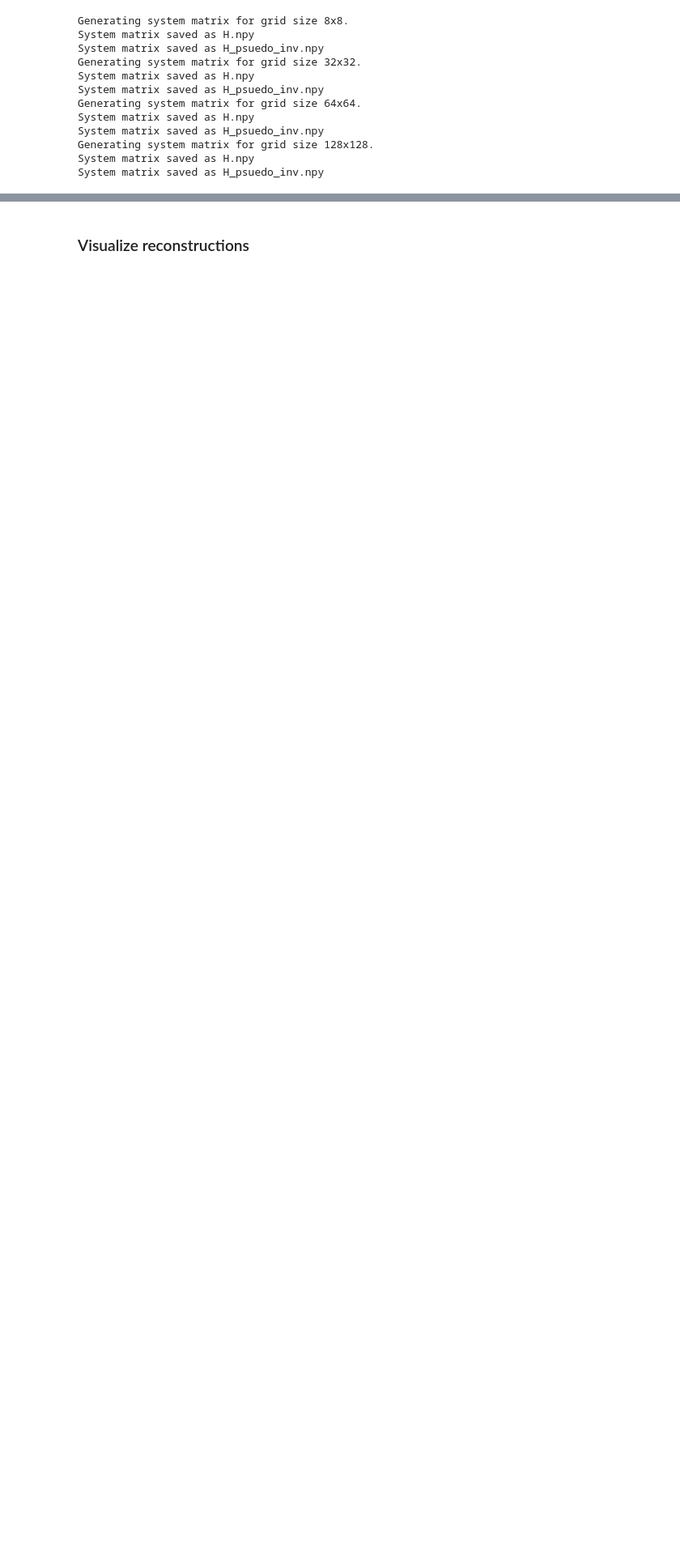
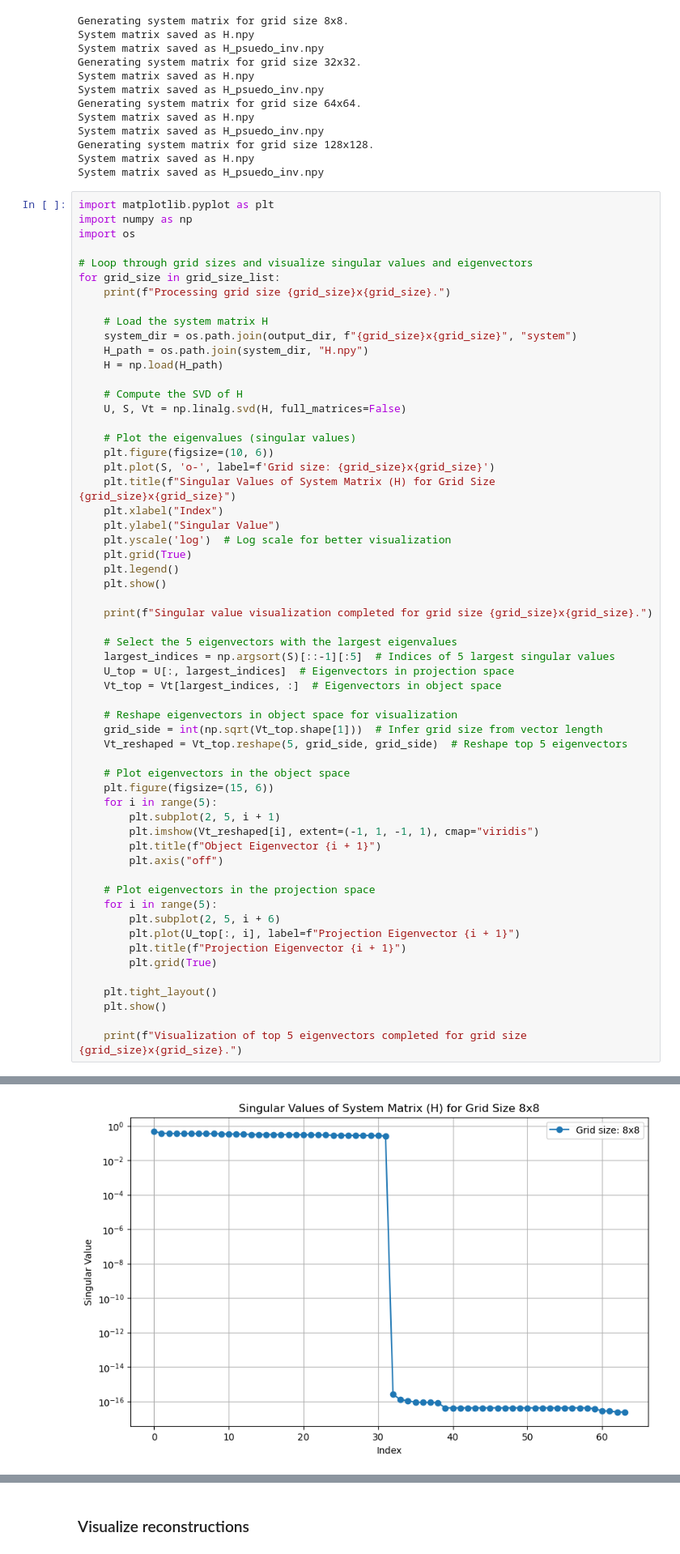
Before and after one commit to LukaiWang1998/mis_final_proj, a Jupyter notebook: project.ipynb, the cells around one changed output, grey strips where cells are left out. Shown at 81% size. Saved outputs shown, nothing was run; the diff lists cells and outputs as text; blank space fills up the shorter version.

```diff
--- a/project.ipynb
+++ b/project.ipynb
@@ -211,3 +161,62 @@ System matrix saved as H_psuedo_inv.npy
 Generating system matrix for grid size 128x128.
 System matrix saved as H.npy
 System matrix saved as H_psuedo_inv.npy
+# %%
+import matplotlib.pyplot as plt
+import numpy as np
+import os
+
+# Loop through grid sizes and visualize singular values and eigenvectors
+for grid_size in grid_size_list:
+    print(f"Processing grid size {grid_size}x{grid_size}.")
+
+    # Load the system matrix H
+    system_dir = os.path.join(output_dir, f"{grid_size}x{grid_size}", "system")
+    H_path = os.path.join(system_dir, "H.npy")
+    H = np.load(H_path)
+
+    # Compute the SVD of H
+    U, S, Vt = np.linalg.svd(H, full_matrices=False)
+
+    # Plot the eigenvalues (singular values)
+    plt.figure(figsize=(10, 6))
+    plt.plot(S, 'o-', label=f'Grid size: {grid_size}x{grid_size}')
+    plt.title(f"Singular Values of System Matrix (H) for Grid Size {grid_size}x{grid_size}")
+    plt.xlabel("Index")
+    plt.ylabel("Singular Value")
+    plt.yscale('log')  # Log scale for better visualization
+    plt.grid(True)
+    plt.legend()
+    plt.show()
+
+    print(f"Singular value visualization completed for grid size {grid_size}x{grid_size}.")
+
+    # Select the 5 eigenvectors with the largest eigenvalues
+    largest_indices = np.argsort(S)[::-1][:5]  # Indices of 5 largest singular values
+    U_top = U[:, largest_indices]  # Eigenvectors in projection space
+    Vt_top = Vt[largest_indices, :]  # Eigenvectors in object space
+
+    # Reshape eigenvectors in object space for visualization
+    grid_side = int(np.sqrt(Vt_top.shape[1]))  # Infer grid size from vector length
+    Vt_reshaped = Vt_top.reshape(5, grid_side, grid_side)  # Reshape top 5 eigenvectors
+
+    # Plot eigenvectors in the object space
+    plt.figure(figsize=(15, 6))
+    for i in range(5):
+        plt.subplot(2, 5, i + 1)
+        plt.imshow(Vt_reshaped[i], extent=(-1, 1, -1, 1), cmap="viridis")
+        plt.title(f"Object Eigenvector {i + 1}")
+        plt.axis("off")
+
+    # Plot eigenvectors in the projection space
+    for i in range(5):
+        plt.subplot(2, 5, i + 6)
+        plt.plot(U_top[:, i], label=f"Projection Eigenvector {i + 1}")
+        plt.title(f"Projection Eigenvector {i + 1}")
+        plt.grid(True)
+
+    plt.tight_layout()
+    plt.show()
+
+    print(f"Visualization of top 5 eigenvectors completed for grid size {grid_size}x{grid_size}.")
+# %% [output]
@@ -213,0 +224 @@ System matrix saved as H_psuedo_inv.npy
+[figure, added]
```
Also changed, not shown: parts of 3 cells of this notebook, 1 other file.
